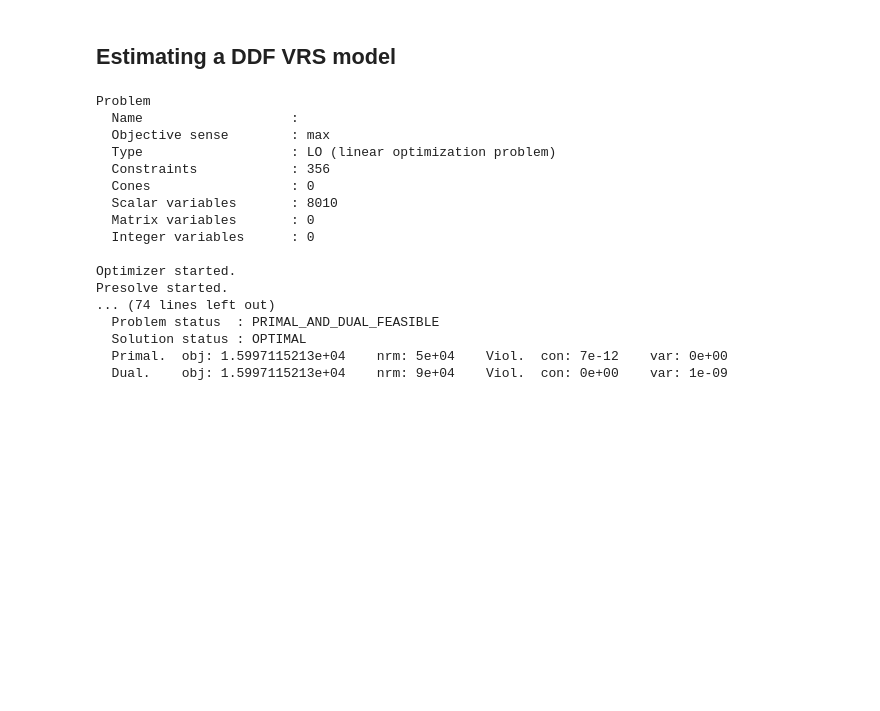
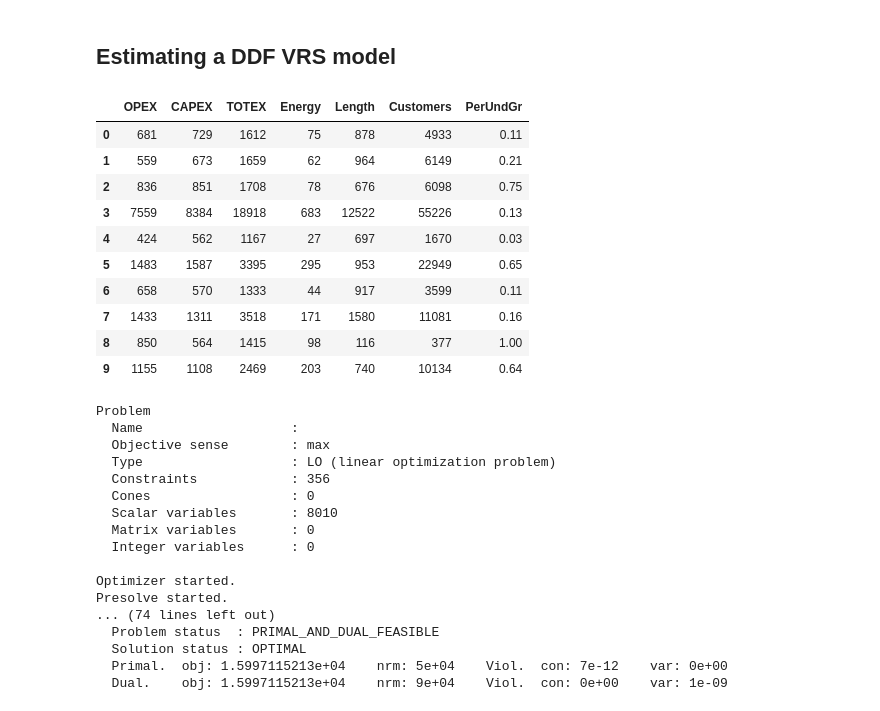
Before and after one commit to szhao33/pyStoNED-Tutorials, a Jupyter notebook: DEA/DEA_ddf_vrs.ipynb, the cells around one changed output. Cells and saved outputs as stored; diff of their text form; code cells hidden in the pictures; blank space fills up the shorter version.

```diff
--- a/DEA/DEA_ddf_vrs.ipynb
+++ b/DEA/DEA_ddf_vrs.ipynb
@@ -36,4 +36,21 @@ import numpy as np
 # %%
 # import the package pystoned
 from pystoned import DEA
+# %%
+# import data
+url = 'https://raw.githubusercontent.com/ds2010/pyStoNED-Tutorials/master/Data/firms.csv'
+df = pd.read_csv(url, error_bad_lines=False)
+df.head(10)
+# %% [output]
+|  | OPEX | CAPEX | TOTEX | Energy | Length | Customers | PerUndGr |
+| 0 | 681 | 729 | 1612 | 75 | 878 | 4933 | 0.11 |
+| 1 | 559 | 673 | 1659 | 62 | 964 | 6149 | 0.21 |
+| 2 | 836 | 851 | 1708 | 78 | 676 | 6098 | 0.75 |
+| 3 | 7559 | 8384 | 18918 | 683 | 12522 | 55226 | 0.13 |
+| 4 | 424 | 562 | 1167 | 27 | 697 | 1670 | 0.03 |
+| 5 | 1483 | 1587 | 3395 | 295 | 953 | 22949 | 0.65 |
+| 6 | 658 | 570 | 1333 | 44 | 917 | 3599 | 0.11 |
+| 7 | 1433 | 1311 | 3518 | 171 | 1580 | 11081 | 0.16 |
+| 8 | 850 | 564 | 1415 | 98 | 116 | 377 | 1.00 |
+| 9 | 1155 | 1108 | 2469 | 203 | 740 | 10134 | 0.64 |
 # %%
```
Also changed, not shown: parts of 1 cell of this notebook, 4 other files.
